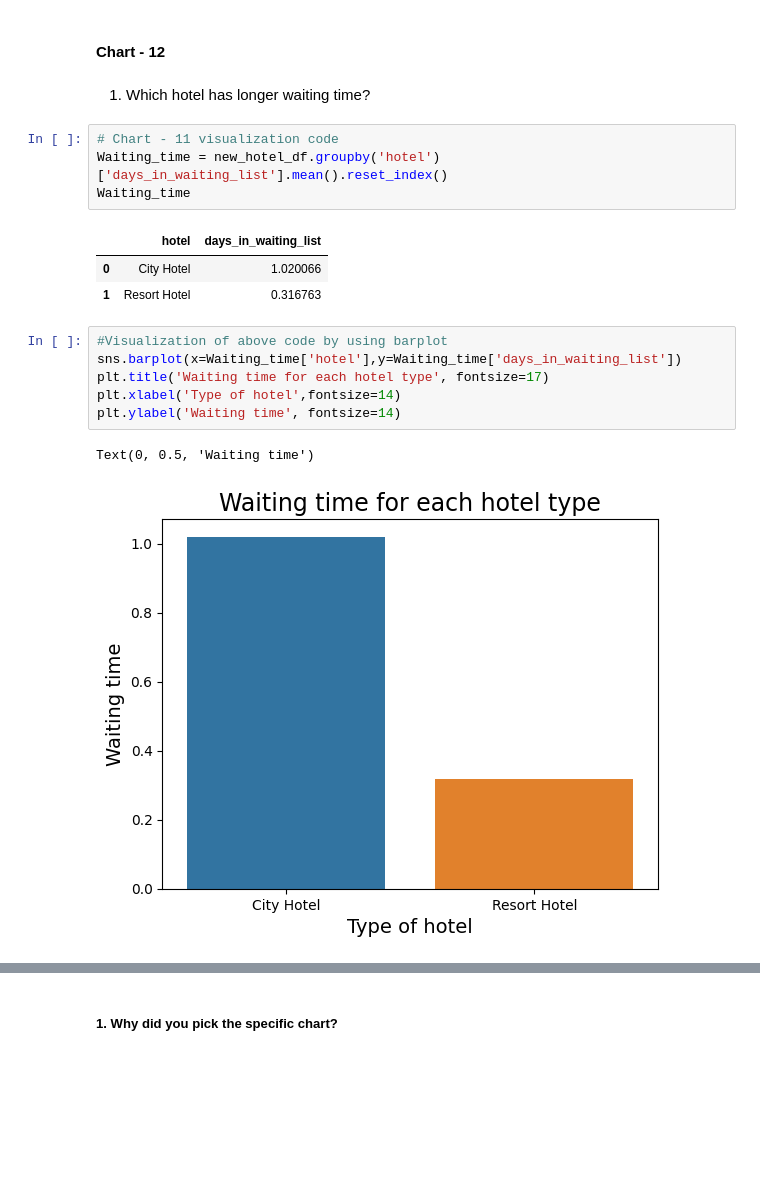
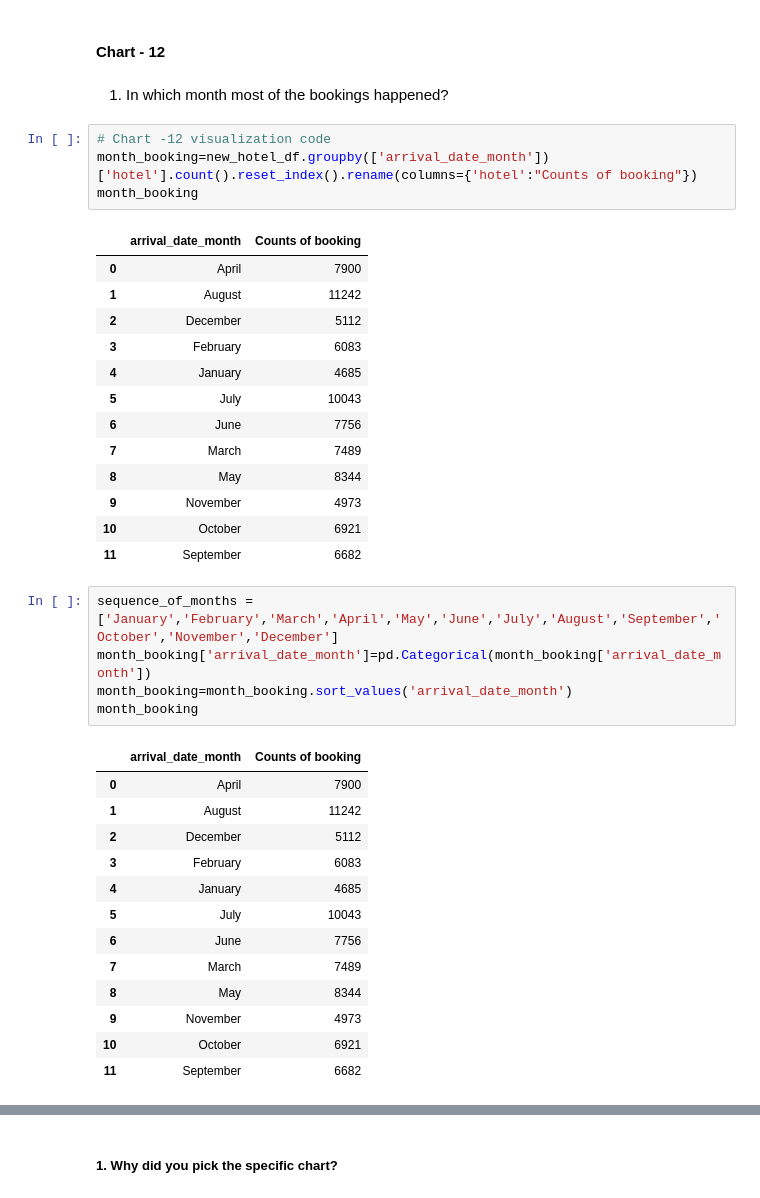
Before and after one commit to meenakshimalik433/Hotel-Booking-Analysis, a Jupyter notebook: Capstone_project_Hotel_Booking_Analysis.ipynb, the cells around one changed output, grey strips where cells are left out. Cells and saved outputs as stored; diff of their text form; blank space fills up the shorter version.

```diff
--- a/Capstone_project_Hotel_Booking_Analysis.ipynb
+++ b/Capstone_project_Hotel_Booking_Analysis.ipynb
@@ -899,22 +899,42 @@ Are there any insights that lead to negative growth? Justify with specific reaso
 * **GDS distribution channel must have increase bookings for resort hotels therefore there contribtuion to adr will increase and income will increase and undefined distribution channel must have increase bookings for city hotels therefore there contribution to adr will increase and income will increase.**
 # %% [markdown]
 #### Chart - 12
-# %% [markdown]
-1) Which hotel has longer waiting time?
+# %% [markdown]
+1) In which month most of the bookings happened?
 # %%
-# Chart - 11 visualization code
-Waiting_time = new_hotel_df.groupby('hotel')['days_in_waiting_list'].mean().reset_index()
-Waiting_time
+# Chart -12 visualization code
+month_booking=new_hotel_df.groupby(['arrival_date_month'])['hotel'].count().reset_index().rename(columns={'hotel':"Counts of booking"})
+month_booking
 # %% [output]
-|  | hotel | days_in_waiting_list |
-| 0 | City Hotel | 1.020066 |
-| 1 | Resort Hotel | 0.316763 |
+|  | arrival_date_month | Counts of booking |
+| 0 | April | 7900 |
+| 1 | August | 11242 |
+| 2 | December | 5112 |
+| 3 | February | 6083 |
+| 4 | January | 4685 |
+| 5 | July | 10043 |
+| 6 | June | 7756 |
+| 7 | March | 7489 |
+| 8 | May | 8344 |
+| 9 | November | 4973 |
+| 10 | October | 6921 |
+| 11 | September | 6682 |
-# %%
-#Visualization of above code by using barplot
-sns.barplot(x=Waiting_time['hotel'],y=Waiting_time['days_in_waiting_list'])
-plt.title('Waiting time for each hotel type', fontsize=17)
-plt.xlabel('Type of hotel',fontsize=14)
-plt.ylabel('Waiting time', fontsize=14)
-# %% [output]
-Text(0, 0.5, 'Waiting time')
-[figure, removed]
+# %%
+sequence_of_months = ['January','February','March','April','May','June','July','August','September','October','November','December']
+month_booking['arrival_date_month']=pd.Categorical(month_booking['arrival_date_month'])
+month_booking=month_booking.sort_values('arrival_date_month')
+month_booking
+# %% [output]
+|  | arrival_date_month | Counts of booking |
+| 0 | April | 7900 |
+| 1 | August | 11242 |
+| 2 | December | 5112 |
+| 3 | February | 6083 |
+| 4 | January | 4685 |
+| 5 | July | 10043 |
+| 6 | June | 7756 |
+| 7 | March | 7489 |
+| 8 | May | 8344 |
+| 9 | November | 4973 |
+| 10 | October | 6921 |
+| 11 | September | 6682 |
```
Also changed, not shown: parts of 11 cells of this notebook.
